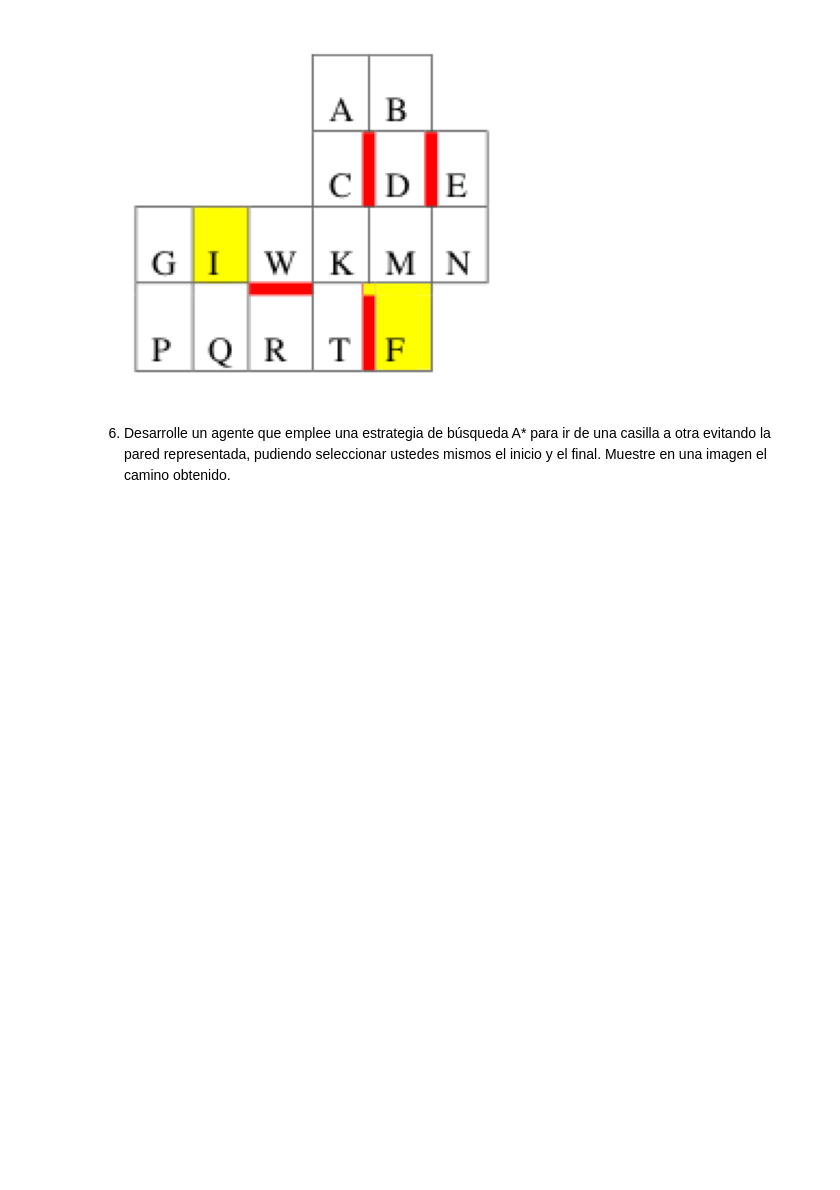
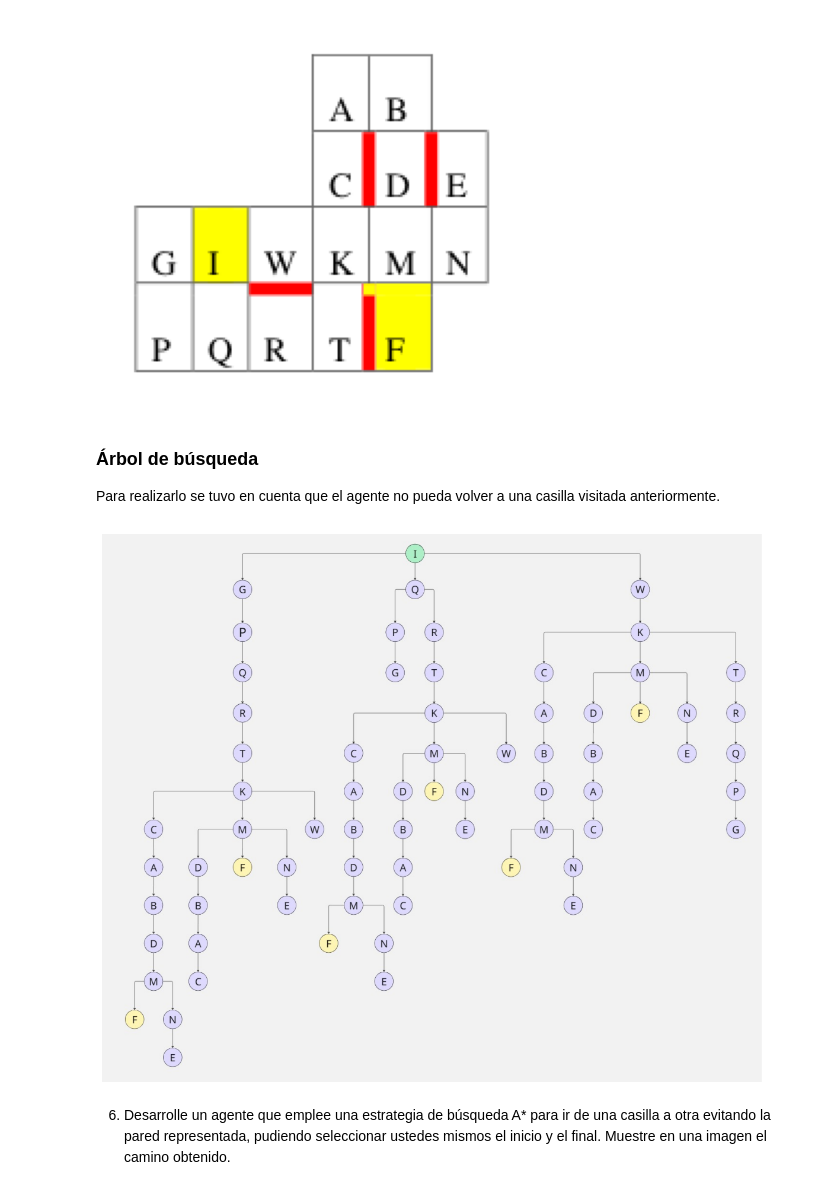
Before and after one commit to Mercedesf/Grupo4-IA1, a Jupyter notebook: TP2/TP2(1).ipynb, the cells around one changed output. Cells and saved outputs as stored; diff of their text form; code cells hidden in the pictures; blank space fills up the shorter version.

```diff
--- a/TP2/TP2(1).ipynb
+++ b/TP2/TP2(1).ipynb
@@ -89,6 +89,44 @@ plt.axis('off')
 plt.show()
 # %% [output]
 [figure]
+# %% [markdown]
+### Árbol de búsqueda ###
+Para realizarlo se tuvo en cuenta que el agente no pueda volver a una casilla visitada anteriormente.
+# %%
+import requests
+from io import BytesIO
+from PIL import Image
+import matplotlib.pyplot as plt
+from typing import Tuple
+
+def mostrar_imagen_drive(url_drive: str, tamaño: Tuple[int, int] = (10, 8)) -> None:
+    """
+    Descarga y muestra una imagen desde una URL de Google Drive con tamaño personalizable.
+
+    Args:
+        url_drive (str): La URL directa de la imagen en Google Drive.
+        tamaño (Tuple[int, int], opcional): Ancho y alto de la figura. Por defecto es (10, 8).
+    """
+    # Petición HTTP
+    response = requests.get(url_drive)
+    response.raise_for_status()
+
+    # Lectura de la imagen
+    img = Image.open(BytesIO(response.content))
+
+    # 1. Configurar el tamaño de la figura primero
+    plt.figure(figsize=tamaño)
+
+    # 2. Renderizar y mostrar la imagen
+    plt.imshow(img)
+    plt.axis('off')
+    plt.show()
+
+# Uso de la función con un tamaño más grande (ej. 15 de ancho x 12 de alto)
+url = "https://drive.google.com/uc?export=view&id=14QF3zRAaqPKCeD6Jne7RKBLZCdHAeY8w"
+mostrar_imagen_drive(url, tamaño=(15, 12))
+# %% [output]
+[figure, added]
 # %% [markdown]
 6. Desarrolle un agente que emplee una estrategia de búsqueda A* para ir de una casilla a otra evitando la pared representada, pudiendo seleccionar ustedes mismos el inicio y el final. Muestre en una imagen el camino obtenido.
 # %%
```
Also changed, not shown: parts of 1 cell of this notebook.
